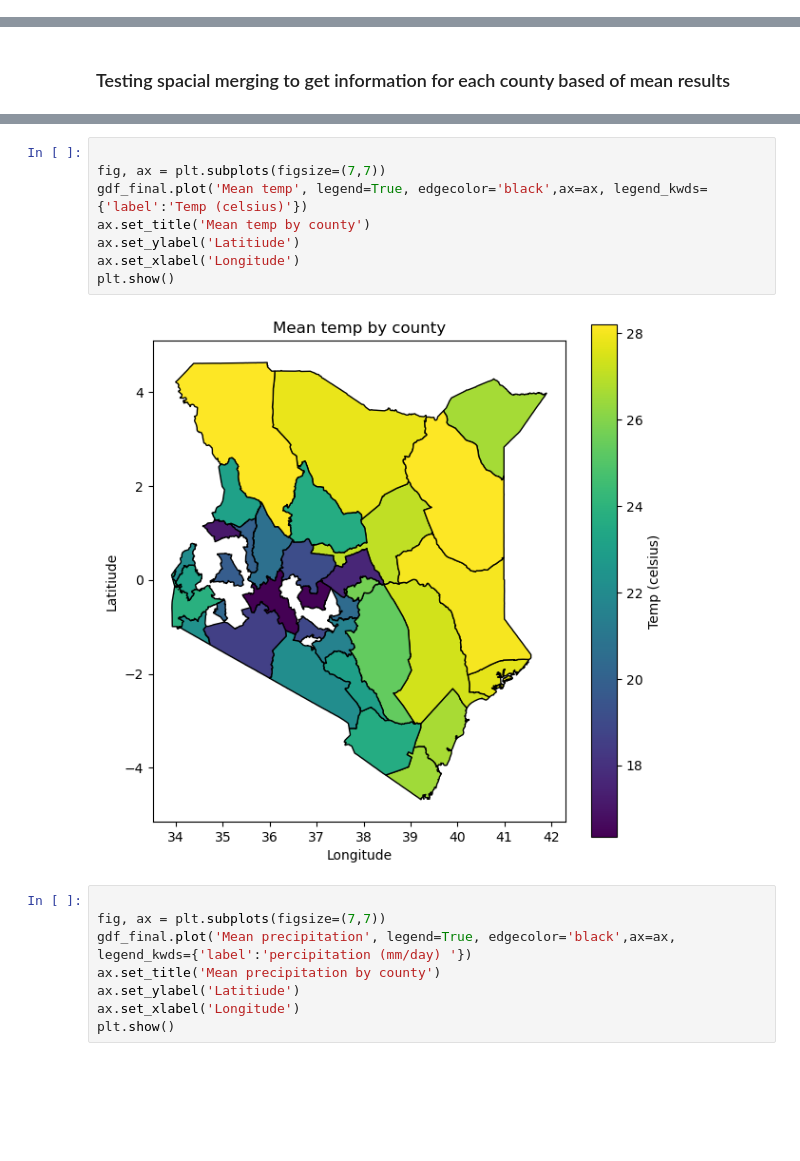
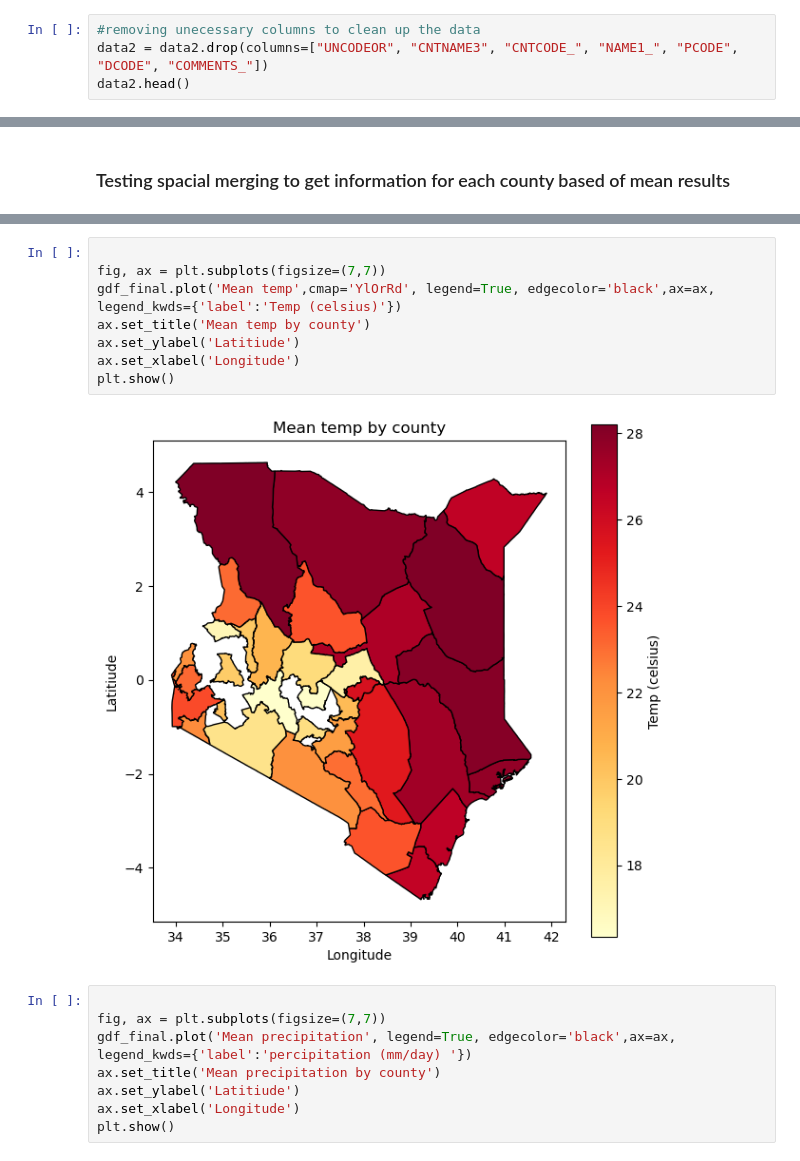
Before and after one commit to CWanderi/capstone_project, a Jupyter notebook: capstone_project.ipynb, the cells around one changed output, grey strips where cells are left out. Cells and saved outputs as stored; diff of their text form; blank space fills up the shorter version.

Commit message:
added visualisations and created new dataframes to make fetching data easier

```diff
--- a/capstone_project.ipynb
+++ b/capstone_project.ipynb
@@ -255,3 +278,7 @@ data2.head()
 | 2 | 404.0 | KEN | Kenya | 114.0 | CENTRAL | KEN001 | MURANGA | KEN001003 | None | POLYGON ((36.73126 -0.67027, 36.7... |
 | 3 | 404.0 | KEN | Kenya | 114.0 | CENTRAL | KEN001 | NYANDARUA | KEN001004 | None | POLYGON ((36.25160 -0.12465, 36.2... |
 | 4 | 404.0 | KEN | Kenya | 114.0 | CENTRAL | KEN001 | NYERI | KEN001005 | None | POLYGON ((36.60928 -0.32549, 36.6... |
+# %%
+#removing unecessary columns to clean up the data
+data2 = data2.drop(columns=["UNCODEOR", "CNTNAME3", "CNTCODE_", "NAME1_", "PCODE", "DCODE", "COMMENTS_"])
+data2.head()
@@ -386,13 +528,13 @@ gdf_final.head()
 # %%
 
 fig, ax = plt.subplots(figsize=(7,7))
-gdf_final.plot('Mean temp', legend=True, edgecolor='black',ax=ax, legend_kwds={'label':'Temp (celsius)'})
+gdf_final.plot('Mean temp',cmap='YlOrRd', legend=True, edgecolor='black',ax=ax, legend_kwds={'label':'Temp (celsius)'})
 ax.set_title('Mean temp by county')
 ax.set_ylabel('Latitiude')
 ax.set_xlabel('Longitude')
 plt.show()
 # %% [output]
-[figure, old version]
+[figure, new version]
 # %%
 
 fig, ax = plt.subplots(figsize=(7,7))
```
Also changed, not shown: parts of 22 cells of this notebook.
